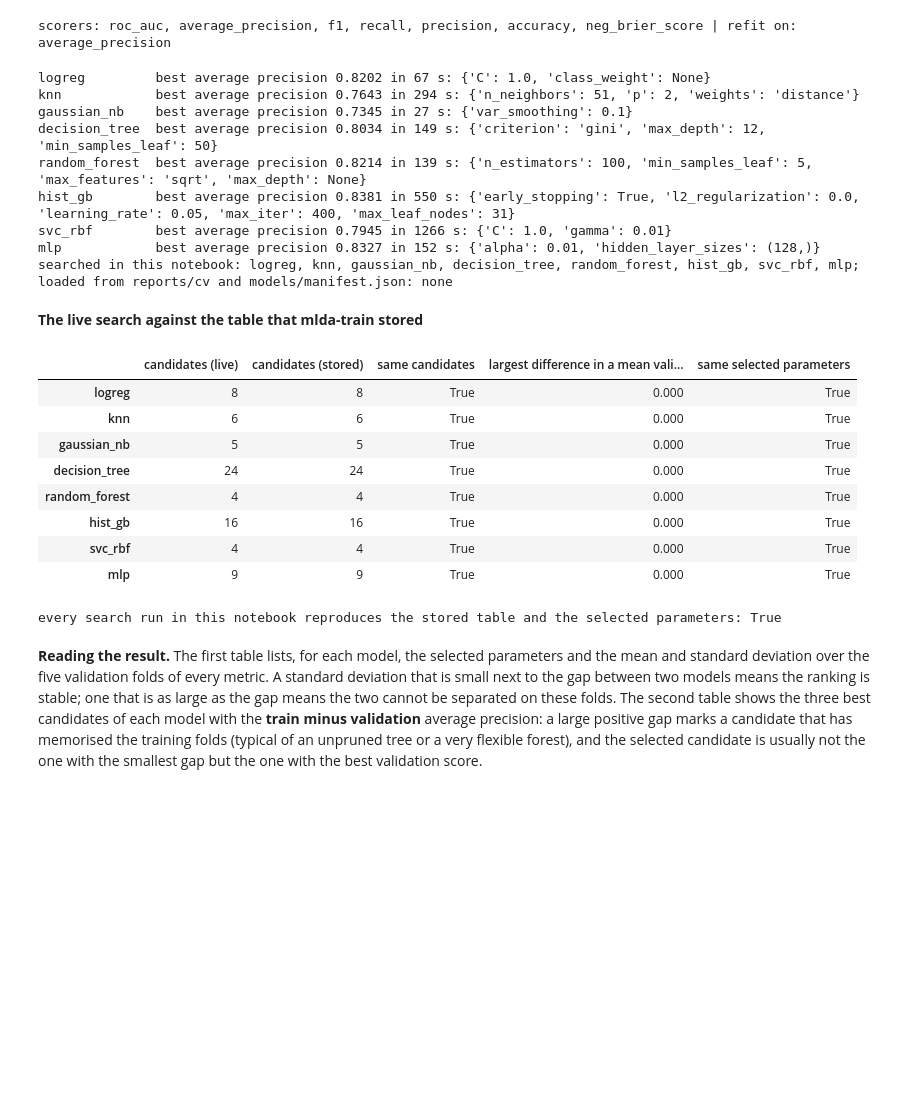
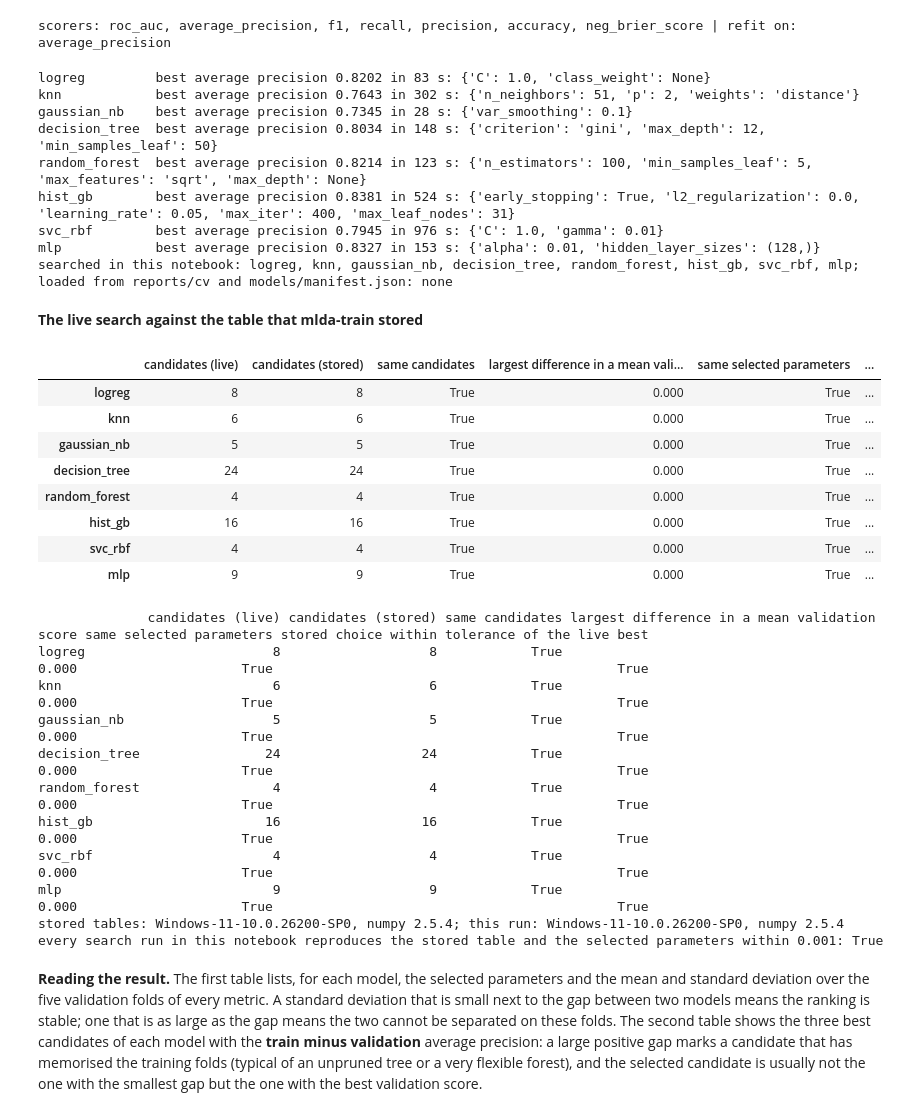
Before and after one commit to wiut13130/mlda-cw1, a Jupyter notebook: notebooks/01_end_to_end.ipynb, the cells around one changed output. Saved outputs shown, nothing was run; the diff lists cells and outputs as text; code cells hidden in the pictures; blank space fills up the shorter version.

```diff
--- a/notebooks/01_end_to_end.ipynb
+++ b/notebooks/01_end_to_end.ipynb
@@ -2145,56 +2149,79 @@ for name in MODEL_NAMES:
         cv_tables[name], best_params[name] = tuned[name].cv_results_df, tuned[name].best_params
     else:                                   # written by mlda-train with the same code, folds and seed
         cv_tables[name] = read_cv_table(name)
         best_params[name] = as_tuple_params(manifest[name]["best_params"])
 
 quick_flags = [name for name in MODEL_NAMES if manifest[name]["extra"].get("quick")]
 if quick_flags:
     print("NOTE: the stored results of", quick_flags, "come from a quick run (two candidates, 3 folds); "
           "run `uv run mlda-train` for the full search")
 print(f"searched in this notebook: {', '.join(tuned) or 'none'}; loaded from reports/cv and models/manifest.json: "
       f"{', '.join(n for n in MODEL_NAMES if n not in tuned) or 'none'}")
+SCORE_TOLERANCE = 1e-3                      # a third of the smallest fold standard deviation in the stored tables
+stored_environment = json.loads((METRICS_DIR / "run_manifest.json").read_text(encoding="utf-8"))["environment"]
 agreement = {}
 for name in tuned:                          # the live search should reproduce the stored table, candidate by candidate
     live, stored = tuned[name].cv_results_df, read_cv_table(name)
     both = live.merge(stored, on="params", suffixes=("", "_stored"), validate="one_to_one")
     score_columns = [c for c in live.columns if c.startswith("mean_test_")]
+    stored_choice = as_tuple_params(manifest[name]["best_params"])
+    stored_choice_plain = {key.rsplit("__", 1)[-1]: value for key, value in stored_choice.items()}   # the params column has no step prefix
+    is_stored_choice = [as_tuple_params(json.loads(p)) == stored_choice_plain for p in live["params"]]
+    live_best = float(live["mean_test_average_precision"].max())
+    live_score_of_stored_choice = (float(live.loc[is_stored_choice, "mean_test_average_precision"].max())
+                                   if any(is_stored_choice) else float("nan"))
     agreement[name] = {
         "candidates (live)": len(live),
         "candidates (stored)": len(stored),
         "same candidates": len(both) == len(live) == len(stored),
         "largest difference in a mean validation score": max(float((both[c] - both[f"{c}_stored"]).abs().max()) for c in score_columns),
-        "same selected parameters": as_tuple_params(manifest[name]["best_params"]) == tuned[name].best_params,
+        "same selected parameters": stored_choice == tuned[name].best_params,
+        "stored choice within tolerance of the live best": live_best - live_score_of_stored_choice < SCORE_TOLERANCE,
     }
 agreement = pd.DataFrame(agreement).T
 show_table(agreement, "The live search against the table that mlda-train stored")
+print(agreement.to_string())
+print(f"stored tables: {stored_environment['platform']}, numpy {stored_environment['numpy_version']}; "
+      f"this run: {platform.platform()}, numpy {np.__version__}")
 reproduced = bool(
-    agreement["same candidates"].astype(bool).all() and agreement["same selected parameters"].astype(bool).all()
-    and (agreement["largest difference in a mean validation score"].astype(float) < 1e-6).all()
+    agreement["same candidates"].astype(bool).all()
+    and (agreement["largest difference in a mean validation score"].astype(float) < SCORE_TOLERANCE).all()
+    and agreement["stored choice within tolerance of the live best"].astype(bool).all()
 )
-print(f"every search run in this notebook reproduces the stored table and the selected parameters: {reproduced}")
-if not FULL_RUN:                            # the cheap searches are deterministic, so a difference is an error
+print(f"every search run in this notebook reproduces the stored table and the selected parameters within {SCORE_TOLERANCE}: {reproduced}")
+if not FULL_RUN:                            # the same code, folds and seed: a difference beyond floating-point drift is an error
     assert reproduced, "the live search differs from the stored table"
 # %% [output]
-logreg         best average precision 0.8202 in 67 s: {'C': 1.0, 'class_weight': None}
-knn            best average precision 0.7643 in 294 s: {'n_neighbors': 51, 'p': 2, 'weights': 'distance'}
-gaussian_nb    best average precision 0.7345 in 27 s: {'var_smoothing': 0.1}
-decision_tree  best average precision 0.8034 in 149 s: {'criterion': 'gini', 'max_depth': 12, 'min_samples_leaf': 50}
-random_forest  best average precision 0.8214 in 139 s: {'n_estimators': 100, 'min_samples_leaf': 5, 'max_features': 'sqrt', 'max_depth': None}
-hist_gb        best average precision 0.8381 in 550 s: {'early_stopping': True, 'l2_regularization': 0.0, 'learning_rate': 0.05, 'max_iter': 400, 'max_leaf_nodes': 31}
-svc_rbf        best average precision 0.7945 in 1266 s: {'C': 1.0, 'gamma': 0.01}
-mlp            best average precision 0.8327 in 152 s: {'alpha': 0.01, 'hidden_layer_sizes': (128,)}
+logreg         best average precision 0.8202 in 83 s: {'C': 1.0, 'class_weight': None}
+knn            best average precision 0.7643 in 302 s: {'n_neighbors': 51, 'p': 2, 'weights': 'distance'}
+gaussian_nb    best average precision 0.7345 in 28 s: {'var_smoothing': 0.1}
+decision_tree  best average precision 0.8034 in 148 s: {'criterion': 'gini', 'max_depth': 12, 'min_samples_leaf': 50}
+random_forest  best average precision 0.8214 in 123 s: {'n_estimators': 100, 'min_samples_leaf': 5, 'max_features': 'sqrt', 'max_depth': None}
+hist_gb        best average precision 0.8381 in 524 s: {'early_stopping': True, 'l2_regularization': 0.0, 'learning_rate': 0.05, 'max_iter': 400, 'max_leaf_nodes': 31}
+svc_rbf        best average precision 0.7945 in 976 s: {'C': 1.0, 'gamma': 0.01}
+mlp            best average precision 0.8327 in 153 s: {'alpha': 0.01, 'hidden_layer_sizes': (128,)}
 searched in this notebook: logreg, knn, gaussian_nb, decision_tree, random_forest, hist_gb, svc_rbf, mlp; loaded from reports/cv and models/manifest.json: none
 **The live search against the table that mlda-train stored**
-|  | candidates (live) | candidates (stored) | same candidates | largest difference in a mean vali... | same selected parameters |
-| logreg | 8 | 8 | True | 0.000 | True |
-| knn | 6 | 6 | True | 0.000 | True |
-| gaussian_nb | 5 | 5 | True | 0.000 | True |
-| decision_tree | 24 | 24 | True | 0.000 | True |
-| random_forest | 4 | 4 | True | 0.000 | True |
-| hist_gb | 16 | 16 | True | 0.000 | True |
-| svc_rbf | 4 | 4 | True | 0.000 | True |
-| mlp | 9 | 9 | True | 0.000 | True |
+|  | candidates (live) | candidates (stored) | same candidates | largest difference in a mean vali... | same selected parameters | ... |
+| logreg | 8 | 8 | True | 0.000 | True | ... |
+| knn | 6 | 6 | True | 0.000 | True | ... |
+| gaussian_nb | 5 | 5 | True | 0.000 | True | ... |
+| decision_tree | 24 | 24 | True | 0.000 | True | ... |
+| random_forest | 4 | 4 | True | 0.000 | True | ... |
+| hist_gb | 16 | 16 | True | 0.000 | True | ... |
+| svc_rbf | 4 | 4 | True | 0.000 | True | ... |
+| mlp | 9 | 9 | True | 0.000 | True | ... |
-every search run in this notebook reproduces the stored table and the selected parameters: True
+              candidates (live) candidates (stored) same candidates largest difference in a mean validation score same selected parameters stored choice within tolerance of the live best
+logreg                        8                   8            True                                         0.000                     True                                            True
+knn                           6                   6            True                                         0.000                     True                                            True
+gaussian_nb                   5                   5            True                                         0.000                     True                                            True
+decision_tree                24                  24            True                                         0.000                     True                                            True
+random_forest                 4                   4            True                                         0.000                     True                                            True
+hist_gb                      16                  16            True                                         0.000                     True                                            True
+svc_rbf                       4                   4            True                                         0.000                     True                                            True
+mlp                           9                   9            True                                         0.000                     True                                            True
+stored tables: Windows-11-10.0.26200-SP0, numpy 2.5.4; this run: Windows-11-10.0.26200-SP0, numpy 2.5.4
+every search run in this notebook reproduces the stored table and the selected parameters within 0.001: True
 # %% [markdown]
 **Reading the result.** The first table lists, for each model, the selected parameters and the
 mean and standard deviation over the five validation folds of every metric. A standard deviation
```
Also changed, not shown: parts of 8 cells of this notebook, 5 other files.
